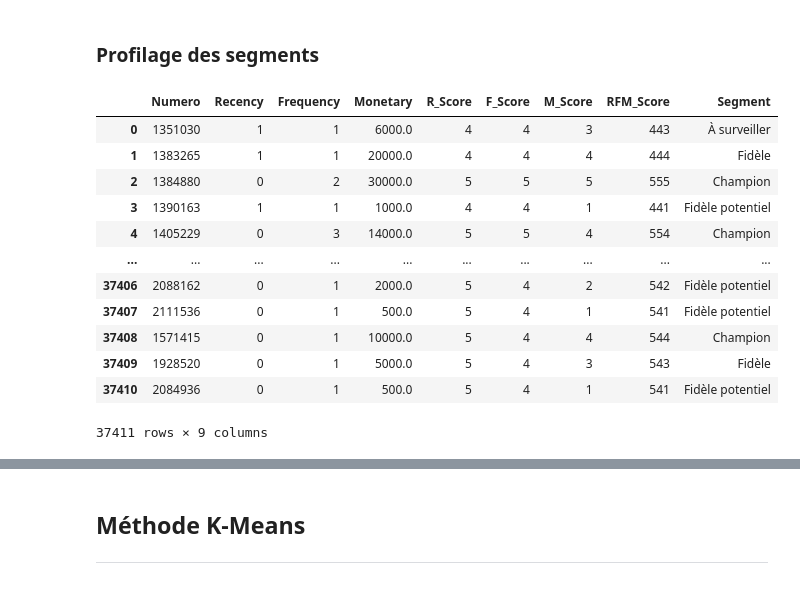
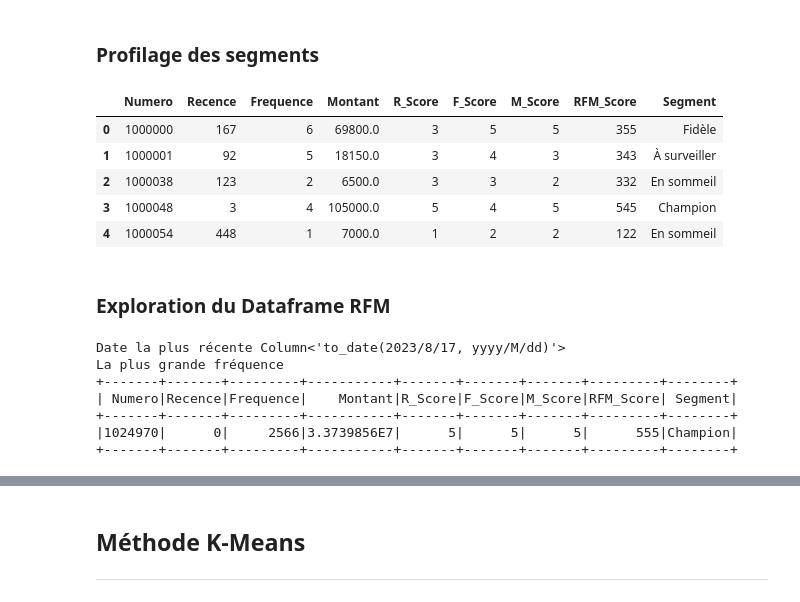
Before and after one commit to momowade221/Notebook_Segmentation_Client_OM, a Jupyter notebook: OM_Segmentation_valeur.ipynb, the cells around one changed output, grey strips where cells are left out. Drawn from its saved outputs; the diff is of its cells as text; code cells hidden in the pictures.

```diff
--- a/OM_Segmentation_valeur.ipynb
+++ b/OM_Segmentation_valeur.ipynb
@@ -220,0 +347,2 @@ Column<'to_date(2022/1/2, yyyy/M/dd)'>
+# %%
+df_transaction_om=df_transaction_om.filter(col("Montant")>0)
@@ -224,0 +427,3 @@ Column<'to_date(2022/1/2, yyyy/M/dd)'>
+# %%
+df_rfm = df_transaction_om.select("Numero", "Montant", "Date")
+df_rfm.show()
@@ -271,27 +494,26 @@ rfm_df.select("Recency").distinct().show()
 # %%
 # Calculer les quantiles
-quantiles = rfm_df.approxQuantile(["Recency", "Frequency", "Monetary"], [0.2, 0.4, 0.6, 0.8], 0.01)
+quantiles = df_rfm.approxQuantile(["Recence", "Frequence", "Montant"], [0.2, 0.4, 0.6, 0.8], 0.01)
 
 # Définir des expressions conditionnelles pour attribuer les scores
-rfm_df = (rfm_df
-    .withColumn("R_Score",  when(col("Recency") <= quantiles[0][0], lit(5))
-                            .when(col("Recency") <= quantiles[0][1], lit(4))
-                            .when(col("Recency") <= quantiles[0][2], lit(3))
-                            .when(col("Recency") <= quantiles[0][3], lit(2))
+df_rfm = (df_rfm
+    .withColumn("R_Score",  when(col("Recence") <= quantiles[0][0], lit(5))
+                            .when(col("Recence") <= quantiles[0][1], lit(4))
+                            .when(col("Recence") <= quantiles[0][2], lit(3))
+                            .when(col("Recence") <= quantiles[0][3], lit(2))
                             .otherwise(lit(1)))
-    .withColumn("F_Score", when(col("Frequency") >= quantiles[1][3], lit(5))
-                            .when(col("Frequency") >= quantiles[1][2], lit(4))
-                            .when(col("Frequency") >= quantiles[1][1], lit(3))
-                            .when(col("Frequency") >= quantiles[1][0], lit(2))
+    .withColumn("F_Score", when(col("Frequence") >= quantiles[1][3], lit(5))
+                            .when(col("Frequence") >= quantiles[1][2], lit(4))
+                            .when(col("Frequence") >= quantiles[1][1], lit(3))
+                            .when(col("Frequence") >= quantiles[1][0], lit(2))
                             .otherwise(lit(1)))
-    .withColumn("M_Score", when(col("Monetary") >= quantiles[2][3], lit(5))
-                            .when(col("Monetary") >= quantiles[2][2], lit(4))
-                            .when(col("Monetary") >= quantiles[2][1], lit(3))
-                            .when(col("Monetary") >= quantiles[2][0], lit(2))
+    .withColumn("M_Score", when(col("Montant") >= quantiles[2][3], lit(5))
+                            .when(col("Montant") >= quantiles[2][2], lit(4))
+                            .when(col("Montant") >= quantiles[2][1], lit(3))
+                            .when(col("Montant") >= quantiles[2][0], lit(2))
                             .otherwise(lit(1)))
      .withColumn("RFM_Score", concat(col("R_Score").cast(StringType()), col("F_Score").cast(StringType()), col("M_Score").cast(StringType())))
 )
 
-# Afficher le DataFrame résultant
-printdf(rfm_df)
+df_rfm.show()
 # %% [output]
@@ -337,45 +563,59 @@ segments = {
         '255', '254', '245', '244', '253', '252', '243', '242', '235', '234', '225', '224',
         '153', '152', '145', '143', '142', '135', '134', '133', '125', '124'
     ],
     'En sommeil': [
         '332', '322', '233', '232', '223', '222', '132', '123', '122', '212', '211'
     ],
     'Perdu': ['111', '112', '121', '131', '141', '151'],
      'Nouveau': ['512', '511', '422', '421', '412', '411', '311'],
 }
 
 
 # Utiliser une expression conditionnelle pour attribuer les segments
-rfm_df =  (rfm_df
+df_rfm =  (df_rfm
     .withColumn('Segment',
         when(col('RFM_Score').isin(segments['Champion']), lit('Champion'))
         .when(col('RFM_Score').isin(segments['Fidèle']), lit('Fidèle'))
         .when(col('RFM_Score').isin(segments['Fidèle potentiel']), lit('Fidèle potentiel'))
         .when(col('RFM_Score').isin(segments['Nouveau']), lit('Nouveau'))
         .when(col('RFM_Score').isin(segments['Prometteur']), lit('Prometteur'))
         .when(col('RFM_Score').isin(segments['À surveiller']), lit('À surveiller'))
         # .when(col('RFM_Score').isin(segments['À réactiver']), lit('À réactiver'))
         .when(col('RFM_Score').isin(segments['À risque']), lit('À risque'))
         # .when(col('RFM_Score').isin(segments['A ne pas perdre']), lit('A ne pas perdre'))
         .when(col('RFM_Score').isin(segments['En sommeil']), lit('En sommeil'))
         .when(col('RFM_Score').isin(segments['Perdu']), lit('Perdu'))
         .otherwise(lit('Autre'))
     )
 )
 
 
-printdf(rfm_df)
+#Save to csv
+pd_rfm=df_rfm.toPandas()
+pd_rfm.to_csv('#datasets_OM/base_transaction_om_rfm.csv', index=False)
+
+# Afficher le DataFrame résultant
+pd_rfm.head()
 # %% [output]
-|  | Numero | Recency | Frequency | Monetary | R_Score | F_Score | M_Score | RFM_Score | Segment |
-| 0 | 1351030 | 1 | 1 | 6000.0 | 4 | 4 | 3 | 443 | À surveiller |
-| 1 | 1383265 | 1 | 1 | 20000.0 | 4 | 4 | 4 | 444 | Fidèle |
-| 2 | 1384880 | 0 | 2 | 30000.0 | 5 | 5 | 5 | 555 | Champion |
-| 3 | 1390163 | 1 | 1 | 1000.0 | 4 | 4 | 1 | 441 | Fidèle potentiel |
-| 4 | 1405229 | 0 | 3 | 14000.0 | 5 | 5 | 4 | 554 | Champion |
-| ... | ... | ... | ... | ... | ... | ... | ... | ... | ... |
-| 37406 | 2088162 | 0 | 1 | 2000.0 | 5 | 4 | 2 | 542 | Fidèle potentiel |
-| 37407 | 2111536 | 0 | 1 | 500.0 | 5 | 4 | 1 | 541 | Fidèle potentiel |
-| 37408 | 1571415 | 0 | 1 | 10000.0 | 5 | 4 | 4 | 544 | Champion |
-| 37409 | 1928520 | 0 | 1 | 5000.0 | 5 | 4 | 3 | 543 | Fidèle |
-| 37410 | 2084936 | 0 | 1 | 500.0 | 5 | 4 | 1 | 541 | Fidèle potentiel |
+|  | Numero | Recence | Frequence | Montant | R_Score | F_Score | M_Score | RFM_Score | Segment |
+| 0 | 1000000 | 167 | 6 | 69800.0 | 3 | 5 | 5 | 355 | Fidèle |
+| 1 | 1000001 | 92 | 5 | 18150.0 | 3 | 4 | 3 | 343 | À surveiller |
+| 2 | 1000038 | 123 | 2 | 6500.0 | 3 | 3 | 2 | 332 | En sommeil |
+| 3 | 1000048 | 3 | 4 | 105000.0 | 5 | 4 | 5 | 545 | Champion |
+| 4 | 1000054 | 448 | 1 | 7000.0 | 1 | 2 | 2 | 122 | En sommeil |
-37411 rows × 9 columns
+# %% [markdown]
+### Exploration du Dataframe RFM
+# %%
+print(f'Date la plus récente {latest_date}')
+
+print("La plus grande fréquence")
+max_frequency=df_rfm.select(max(df_rfm["Frequence"])).collect()[0][0]
+df_rfm.filter(col("Frequence")==max_frequency).show()
+# %% [output]
+Date la plus récente Column<'to_date(2023/8/17, yyyy/M/dd)'>
+La plus grande fréquence
++-------+-------+---------+-----------+-------+-------+-------+---------+--------+
+| Numero|Recence|Frequence|    Montant|R_Score|F_Score|M_Score|RFM_Score| Segment|
++-------+-------+---------+-----------+-------+-------+-------+---------+--------+
+|1024970|      0|     2566|3.3739856E7|      5|      5|      5|      555|Champion|
++-------+-------+---------+-----------+-------+-------+-------+---------+--------+
```
Also changed, not shown: parts of 118 cells of this notebook.
